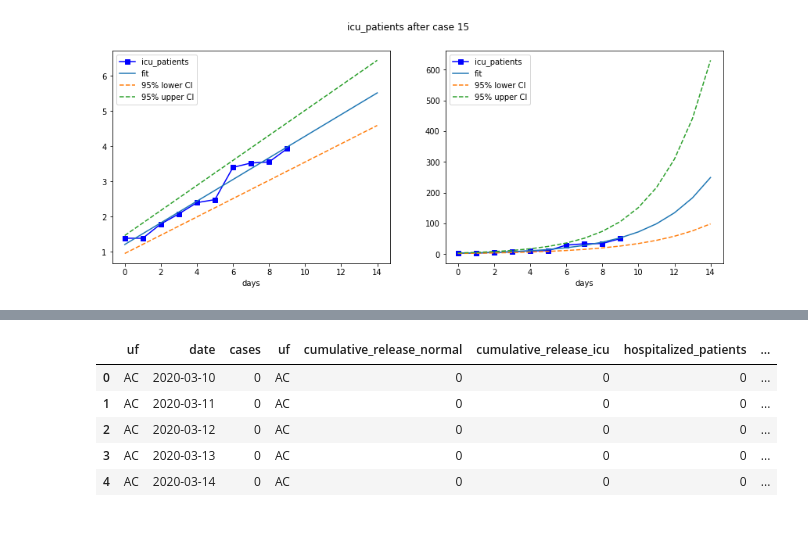
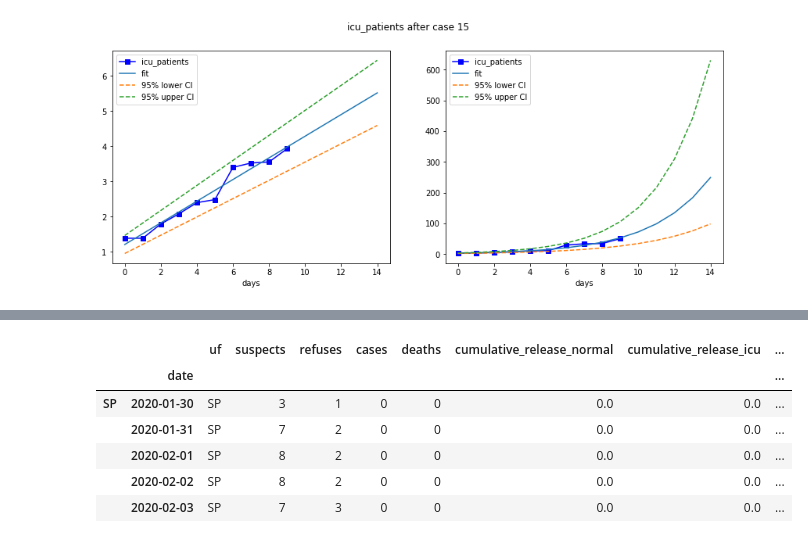
Before and after one commit to 3778/COVID-19, a Jupyter notebook: notebooks/[issue30]_estimativa_de_leitos_necessarios.ipynb, the cells around one changed output, grey strips where cells are left out. Drawn from its saved outputs; the diff is of its cells as text; code cells hidden in the pictures.

```diff
--- a/notebooks/[issue30]_estimativa_de_leitos_necessarios.ipynb
+++ b/notebooks/[issue30]_estimativa_de_leitos_necessarios.ipynb
@@ -38,7 +38,7 @@ def compute_hospitalization_demand(daily_cases, average_stay,
         raise TypeError(msg)
 
     average_stay = pd.Timedelta(f'{average_stay}d')
-    occupancy_delay = pd.Timedelta(f'{6}h')
+    occupancy_delay = pd.Timedelta(f'{occupancy_delay}h')
 
     hospitalization_beds, icu_beds, cum_released_beds_normal, cum_released_beds_icu = {}, {}, {}, {}
     previous_day = None
@@ -156,3 +153,15 @@ for response in cols_to_plot:
 [figure]
 [figure]
 [figure]
+# %%
+import os
+files = os.listdir('../data/csv/by_uf/')
+data_dict = {}
+for file in files:
+    uf = file.split('.')[0]
+    path = f'../data/csv/by_uf/{file}'
+    d = pd.read_csv(path, parse_dates=['date']).drop_duplicates('date').set_index('date')
+    data_dict[uf] = d
+
+df = pd.concat(data_dict).reset_index().set_index("date").rename(columns={'level_0': "uf"})
+df
@@ -159,32 +183,24 @@ for response in cols_to_plot:
 # %%
-import os
-files = os.listdir('../data/csv/by_uf/')
-data_dict = {}
-for file in files:
-    uf = file.split('.')[0]
-    d = pd.read_csv(f'../data/csv/by_uf/{file}', parse_dates=['date'])[['date', 'cases']].set_index('date')
-    data_dict[uf] = d
-
-df = pd.concat(data_list)
 states = list(set(df['uf'].values))
 hosp = {}
 for state in states:
     d = df[(df.uf == state)].copy()
     if d.shape[0] > 0:
         hosp[state] = compute_hospitalization_demand(
                 daily_cases=d,
                 hospitalization_fraction=0.5,
                 average_stay=5,
                 icu_fraction=0.25,
                 occupancy_delay=0)
 
 
-df = pd.concat(hosp).reset_index().rename(columns={'level_0': 'uf'})
-df.head()
+all_states = pd.concat(hosp)
+all_states.head()
 # %% [output]
-|  | uf | date | cases | uf | cumulative_release_normal | cumulative_release_icu | hospitalized_patients | ... |
-| 0 | AC | 2020-03-10 | 0 | AC | 0 | 0 | 0 | ... |
-| 1 | AC | 2020-03-11 | 0 | AC | 0 | 0 | 0 | ... |
-| 2 | AC | 2020-03-12 | 0 | AC | 0 | 0 | 0 | ... |
-| 3 | AC | 2020-03-13 | 0 | AC | 0 | 0 | 0 | ... |
-| 4 | AC | 2020-03-14 | 0 | AC | 0 | 0 | 0 | ... |
+|  |  | uf | suspects | refuses | cases | deaths | cumulative_release_normal | cumulative_release_icu | ... |
+|  | date |  |  |  |  |  |  |  | ... |
+| SP | 2020-01-30 | SP | 3 | 1 | 0 | 0 | 0.0 | 0.0 | ... |
+|  | 2020-01-31 | SP | 7 | 2 | 0 | 0 | 0.0 | 0.0 | ... |
+|  | 2020-02-01 | SP | 8 | 2 | 0 | 0 | 0.0 | 0.0 | ... |
+|  | 2020-02-02 | SP | 8 | 2 | 0 | 0 | 0.0 | 0.0 | ... |
+|  | 2020-02-03 | SP | 7 | 3 | 0 | 0 | 0.0 | 0.0 | ... |
```
Also changed, not shown: parts of 2 cells of this notebook.
